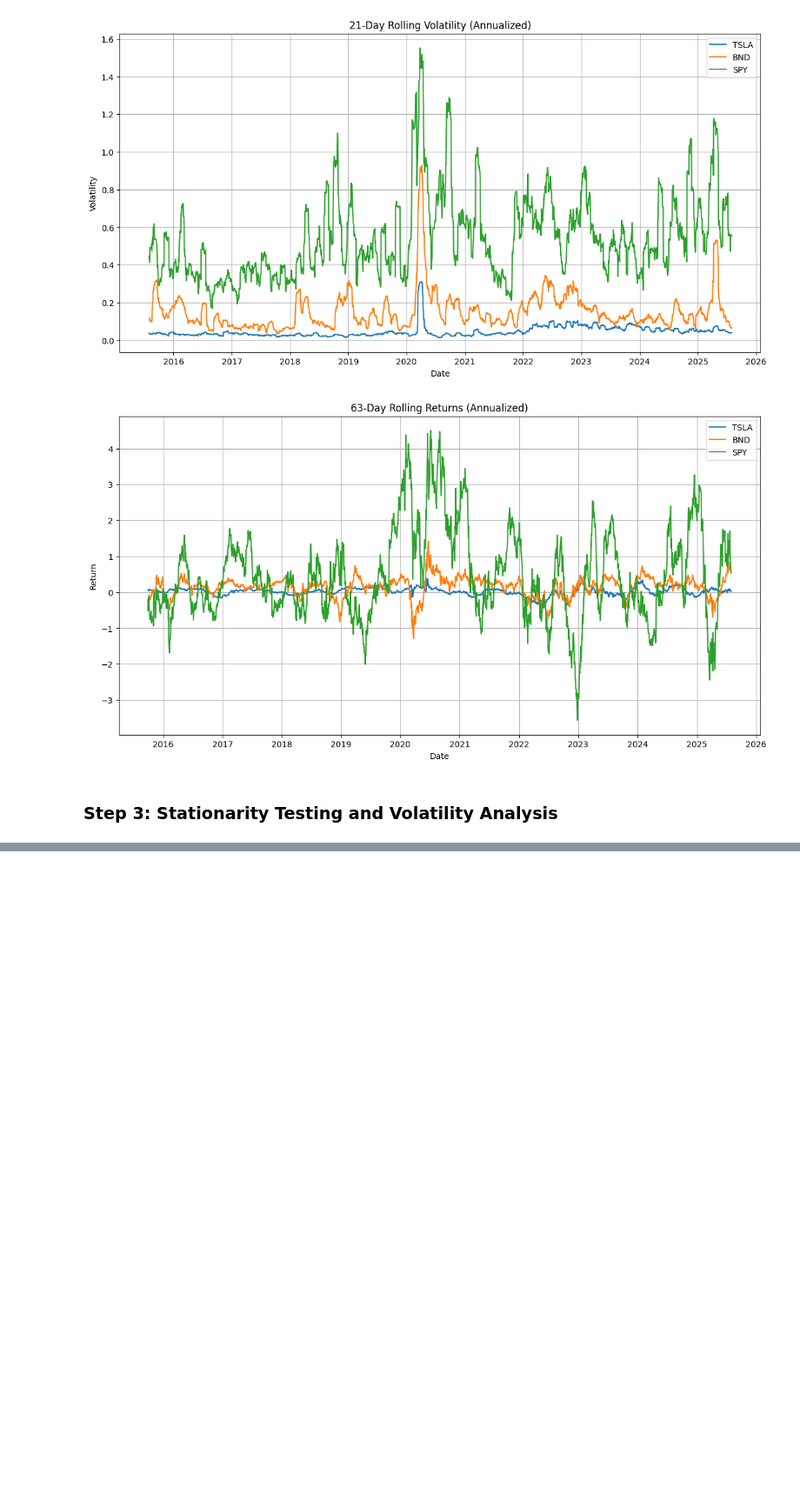
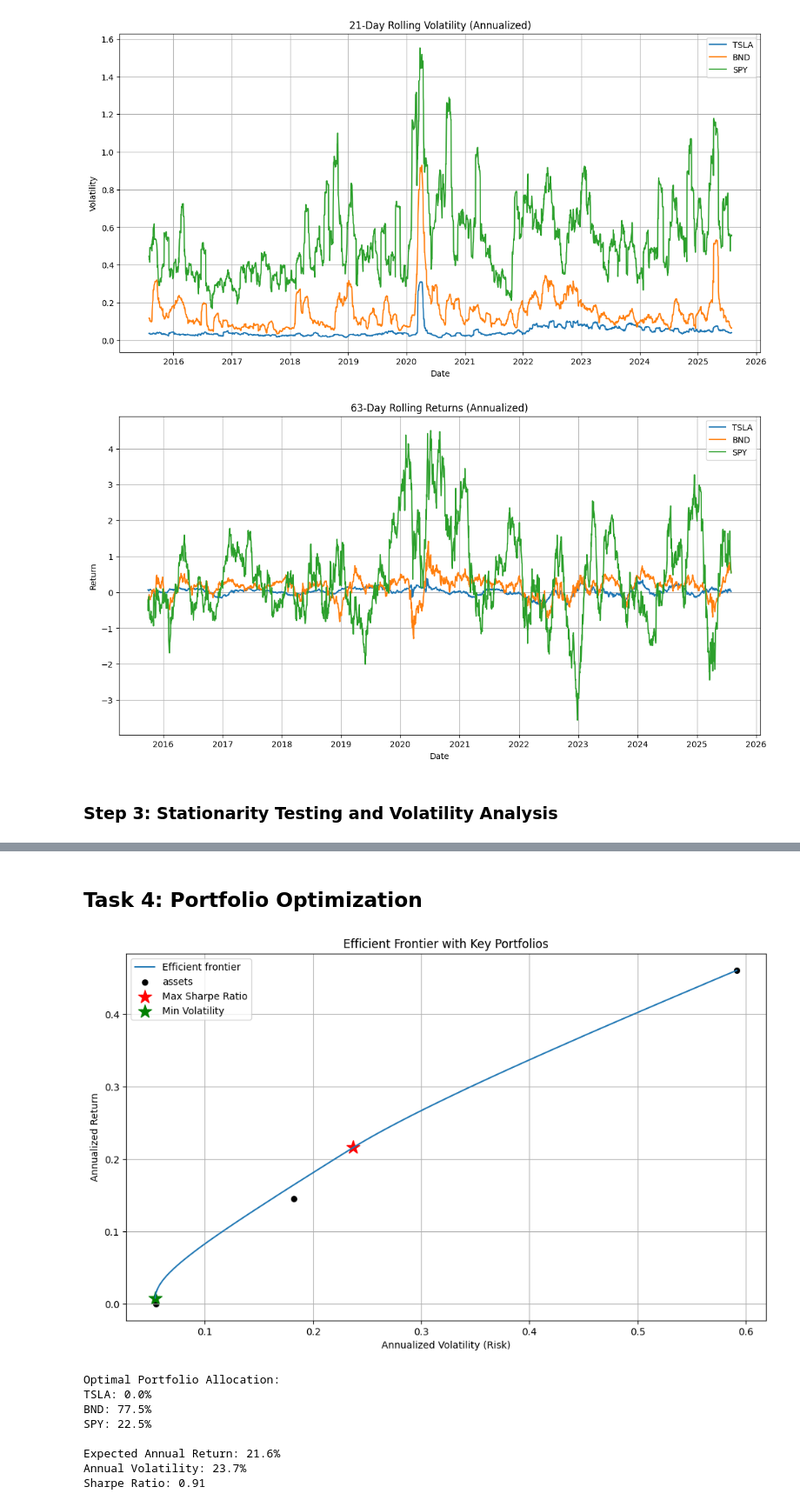
Before and after one commit to ZekiKobe/Time_series_forecasting_for_portfolio, a Jupyter notebook: notebook/Preprocess_and_explore.ipynb, the cells around one changed output, grey strips where cells are left out. Shown at 87% size. Saved outputs shown, nothing was run; the diff lists cells and outputs as text; code cells hidden in the pictures; blank space fills up the shorter version.

```diff
--- a/notebook/Preprocess_and_explore.ipynb
+++ b/notebook/Preprocess_and_explore.ipynb
@@ -286,0 +425,69 @@ Name: SPY, dtype: float64
+# %% [markdown]
+## Task 4: Portfolio Optimization
+# %%
+from pypfopt import EfficientFrontier, risk_models, expected_returns
+from pypfopt import plotting
+import matplotlib.pyplot as plt
+
+# Calculate expected returns - using forecast for TSLA, historical for others
+mu = {
+    'TSLA': forecast_mean.pct_change().mean() * 252,  # Annualized forecast return
+    'BND': returns['BND'].mean() * 252,              # Historical annualized
+    'SPY': returns['SPY'].mean() * 252               # Historical annualized
+}
+mu = pd.Series(mu)
+
+# Calculate covariance matrix (annualized)
+cov_matrix = returns.cov() * 252
+
+# Create figure
+fig, ax = plt.subplots(figsize=(10, 6))
+
+# Plot efficient frontier - create new instance just for plotting
+ef_plot = EfficientFrontier(mu, cov_matrix)
+plotting.plot_efficient_frontier(ef_plot, ax=ax, show_assets=True)
+
+# Find optimal portfolios using fresh instances each time
+# 1. Max Sharpe Ratio (Tangency Portfolio)
+ef_sharpe = EfficientFrontier(mu, cov_matrix)
+ef_sharpe.max_sharpe()
+ret_tangent, std_tangent, _ = ef_sharpe.portfolio_performance()
+ax.scatter(std_tangent, ret_tangent, marker='*', s=200, c='r', label='Max Sharpe Ratio')
+
+# 2. Minimum Volatility Portfolio
+ef_minvol = EfficientFrontier(mu, cov_matrix)
+ef_minvol.min_volatility()
+ret_min_vol, std_min_vol, _ = ef_minvol.portfolio_performance()
+ax.scatter(std_min_vol, ret_min_vol, marker='*', s=200, c='g', label='Min Volatility')
+
+# Formatting
+ax.set_title('Efficient Frontier with Key Portfolios')
+ax.set_xlabel('Annualized Volatility (Risk)')
+ax.set_ylabel('Annualized Return')
+ax.legend()
+plt.grid(True)
+plt.show()
+
+# Get optimal weights (using max Sharpe)
+optimal_weights = ef_sharpe.clean_weights()
+
+# Print portfolio allocation
+print("\nOptimal Portfolio Allocation:")
+for ticker, weight in optimal_weights.items():
+    print(f"{ticker}: {weight*100:.1f}%")
+
+# Print performance metrics
+expected_return, annual_volatility, sharpe_ratio = ef_sharpe.portfolio_performance()
+print(f"\nExpected Annual Return: {expected_return*100:.1f}%")
+print(f"Annual Volatility: {annual_volatility*100:.1f}%")
+print(f"Sharpe Ratio: {sharpe_ratio:.2f}")
+# %% [output]
+[figure, added]
+Optimal Portfolio Allocation:
+TSLA: 0.0%
+BND: 77.5%
+SPY: 22.5%
+
+Expected Annual Return: 21.6%
+Annual Volatility: 23.7%
+Sharpe Ratio: 0.91
```
Also changed, not shown: parts of 12 cells of this notebook, 1 other file.
